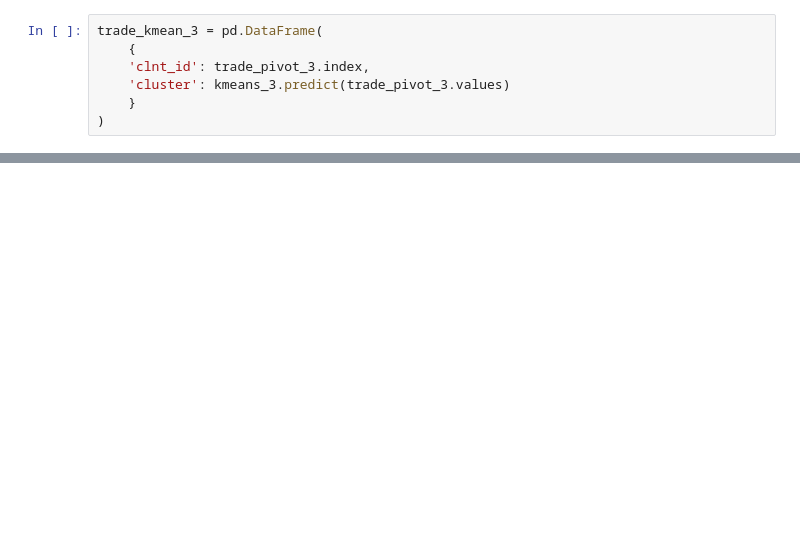
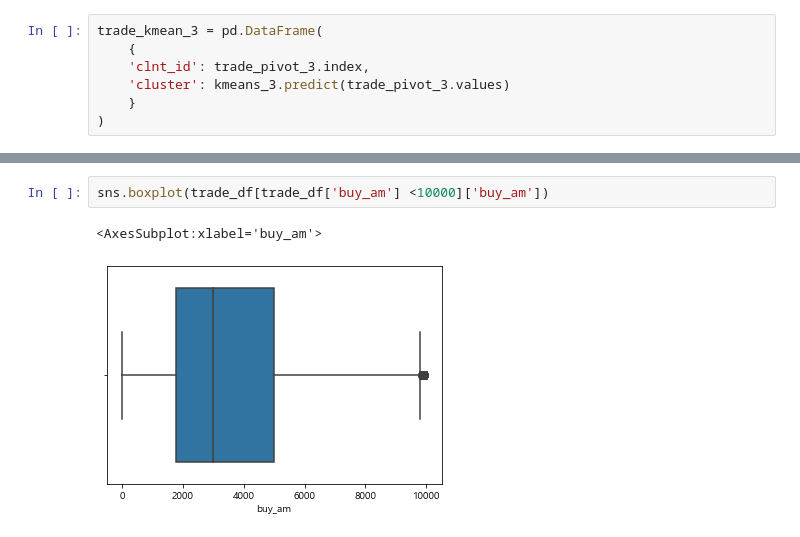
Before and after one commit to Gyeol0/Personalized-Content-Recommendation, a Jupyter notebook: clustering.ipynb, the cells around one changed output, grey strips where cells are left out. Cells and saved outputs as stored; diff of their text form; blank space fills up the shorter version.

```diff
--- a/clustering.ipynb
+++ b/clustering.ipynb
@@ -230,0 +379,5 @@ Name: cluster, dtype: int64
+# %%
+sns.boxplot(trade_df[trade_df['buy_am'] <10000]['buy_am'])
+# %% [output]
+<AxesSubplot:xlabel='buy_am'>
+[figure, added]
```
Also changed, not shown: parts of 64 cells of this notebook, 1 other file.
